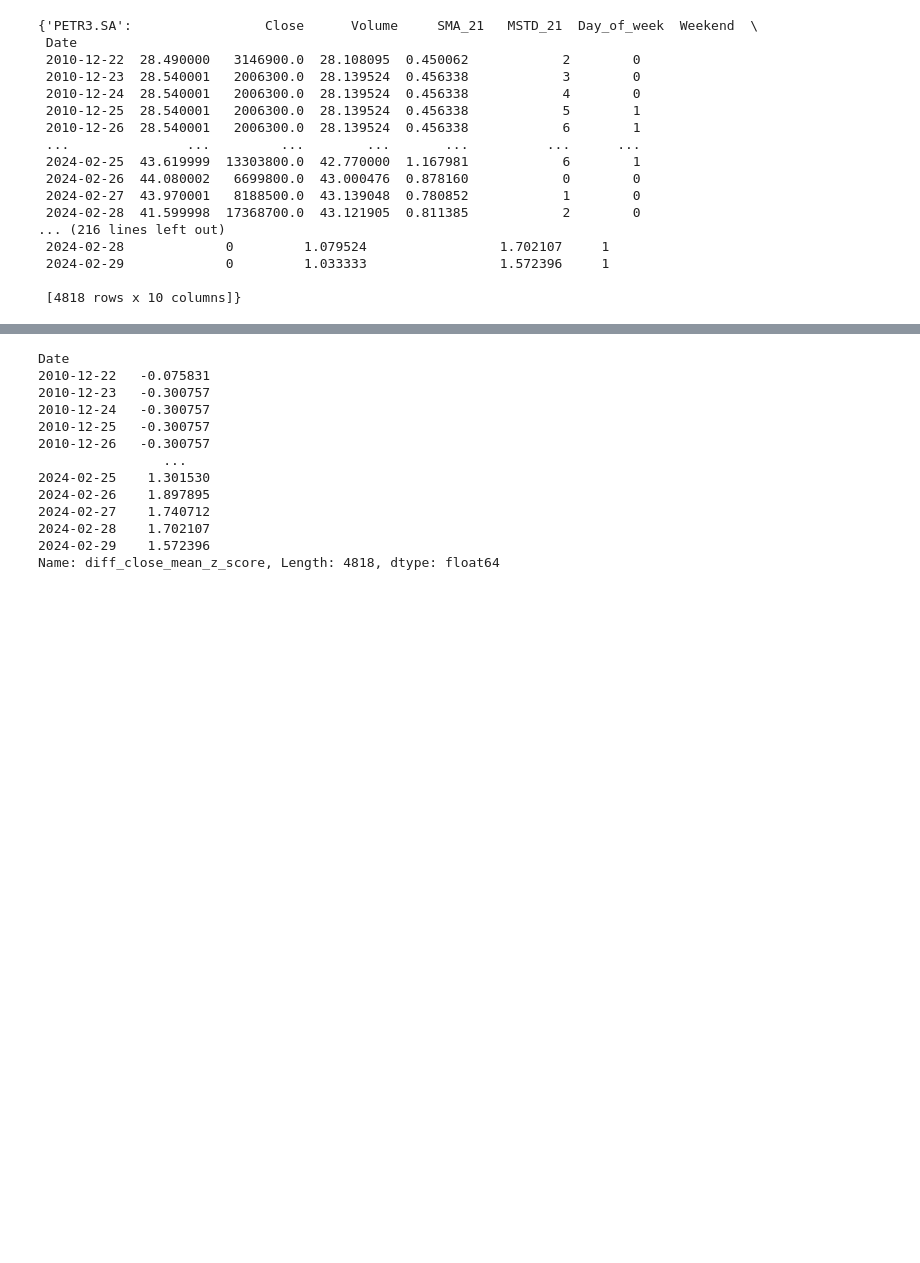
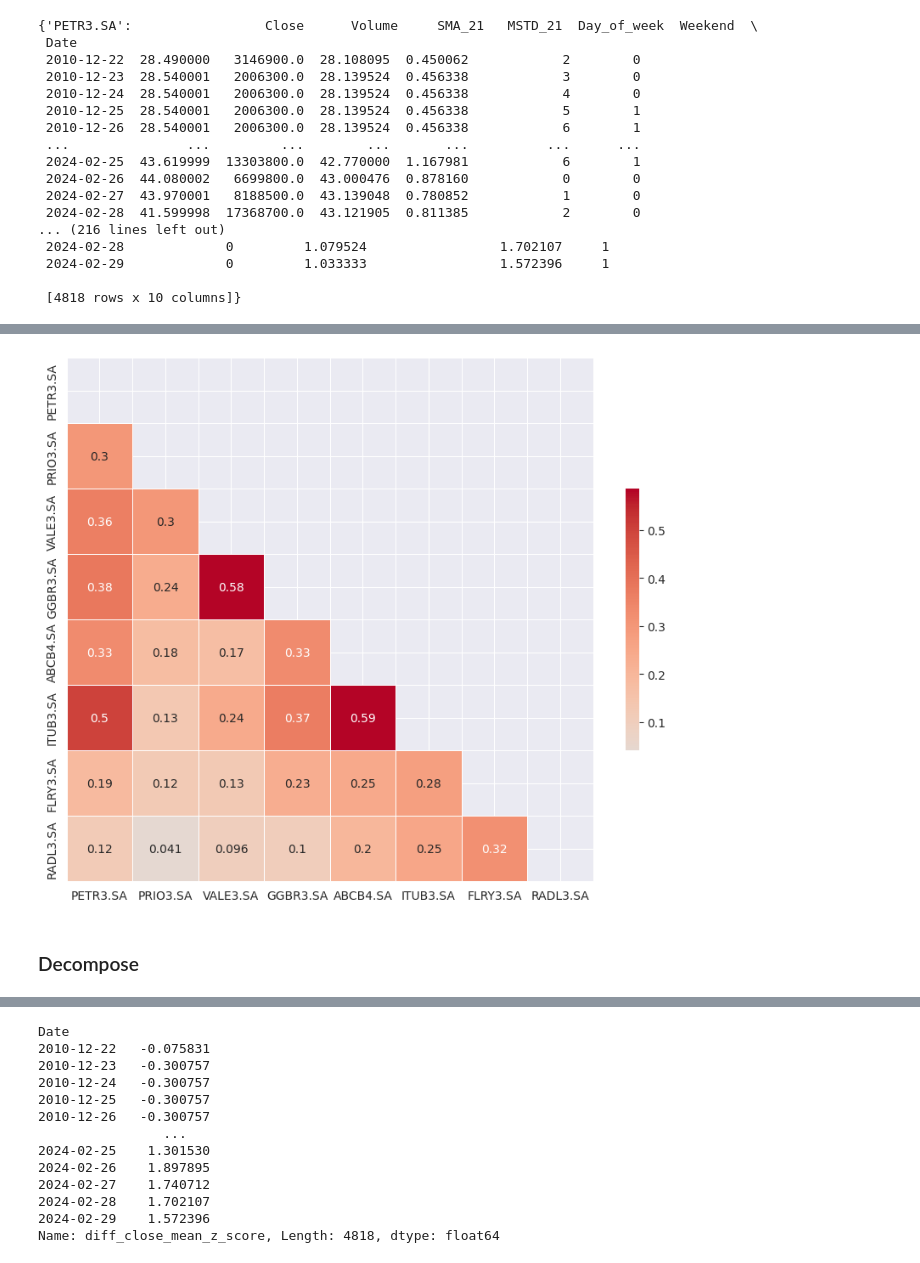
Before and after one commit to semcovici/Mean-Reversion-Prediction-with-Brazilian-Stocks-Market, a Jupyter notebook: notebooks/EDA_relatorio.ipynb, the cells around one changed output, grey strips where cells are left out. Saved outputs shown, nothing was run; the diff lists cells and outputs as text; code cells hidden in the pictures; blank space fills up the shorter version.

```diff
--- a/notebooks/EDA_relatorio.ipynb
+++ b/notebooks/EDA_relatorio.ipynb
@@ -45,0 +93,23 @@ dict_dfs
+# %%
+import seaborn as sns
+import matplotlib.pyplot as plt
+import numpy as np
+
+# Supondo que 'df_dp' seja o DataFrame original
+corr_mtrx_close = df_dp.drop('Date', axis=1).corr()
+
+# Criar uma máscara para a matriz superior
+mask = np.triu(np.ones_like(corr_mtrx_close, dtype=bool))
+
+# Configurar o tamanho da figura
+plt.figure(figsize=(10, 8))
+
+# Criar o heatmap com a máscara
+sns.heatmap(corr_mtrx_close, annot=True, mask=mask, cmap='coolwarm', center=0, linewidths=0.5, cbar_kws={"shrink": .5})
+
+# Exibir o gráfico
+plt.show()
+# %% [output]
+[figure, added]
+# %% [markdown]
+### Decompose
```
Also changed, not shown: parts of 19 cells of this notebook, 1 other file.
